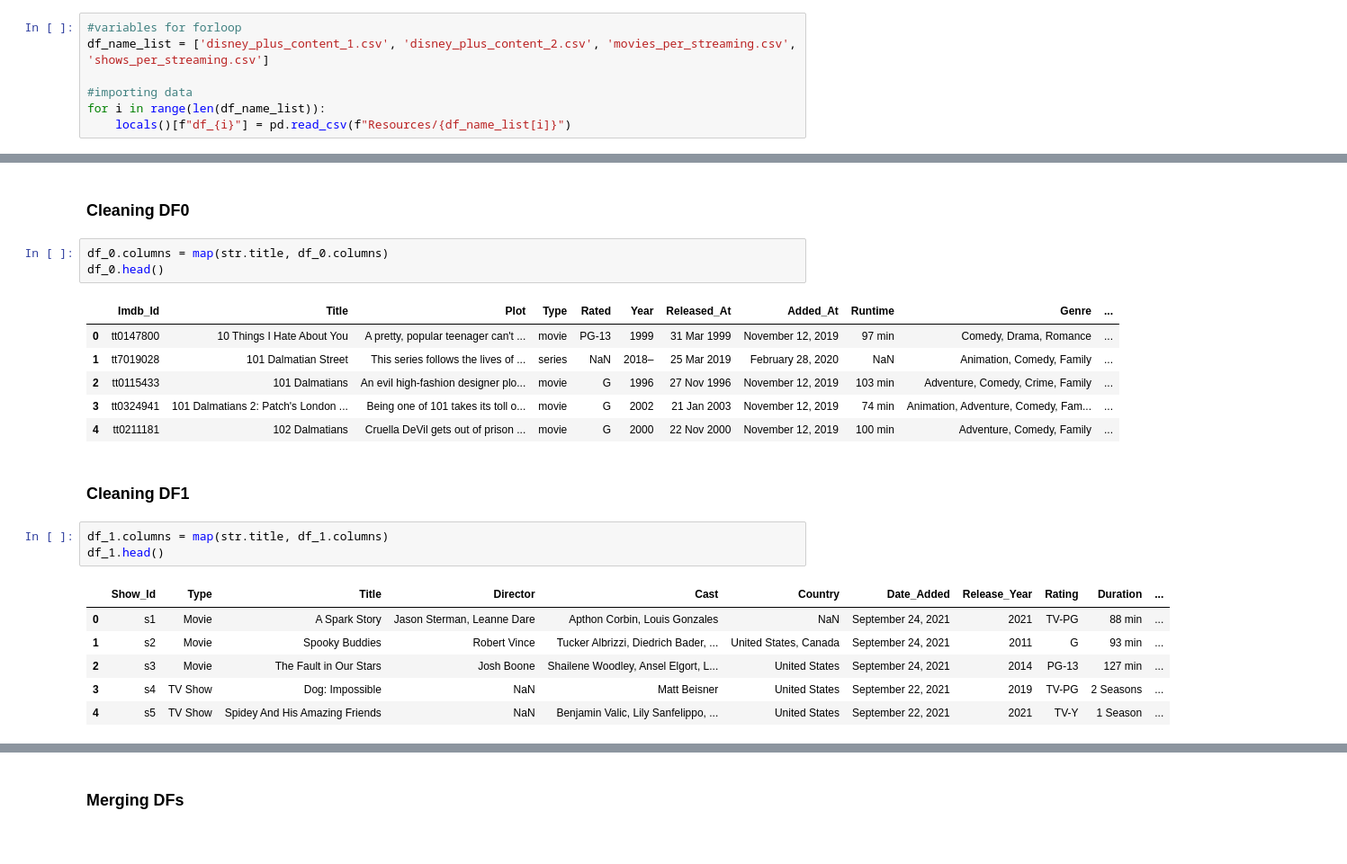
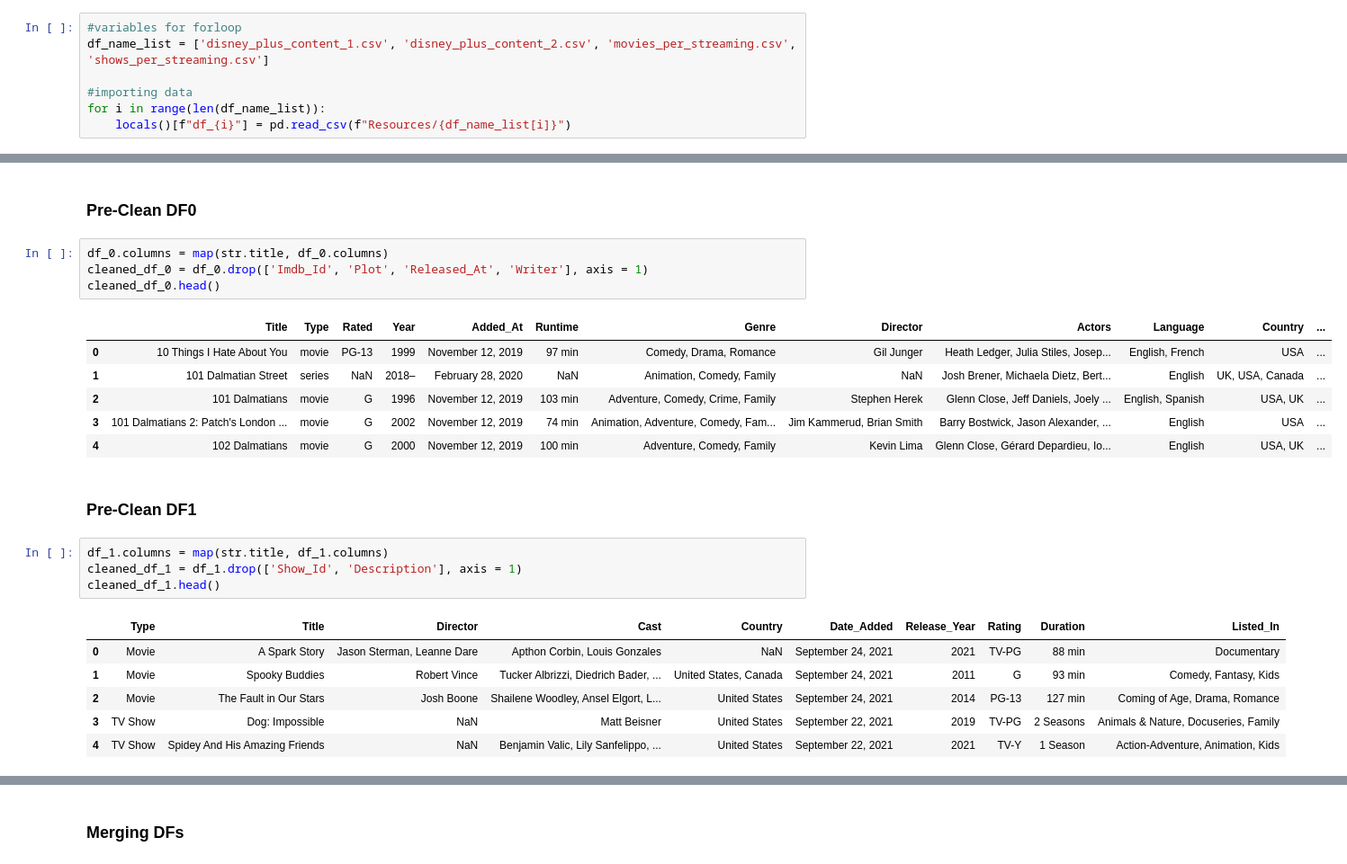
Before and after one commit to benmxnguyen/streaming-service-analysis-and-offer-characterization, a Jupyter notebook: disney_main.ipynb, the cells around one changed output, grey strips where cells are left out. Shown: that part at 90% size. Drawn from its saved outputs; the diff is of its cells as text.

```diff
--- a/disney_main.ipynb
+++ b/disney_main.ipynb
@@ -18,25 +49,27 @@ for i in range(len(df_name_list)):
 # %% [markdown]
-### Cleaning DF0
+### Pre-Clean DF0
 # %%
 df_0.columns = map(str.title, df_0.columns)
-df_0.head()
+cleaned_df_0 = df_0.drop(['Imdb_Id', 'Plot', 'Released_At', 'Writer'], axis = 1)
+cleaned_df_0.head()
 # %% [output]
-|  | Imdb_Id | Title | Plot | Type | Rated | Year | Released_At | Added_At | Runtime | Genre | ... |
-| 0 | tt0147800 | 10 Things I Hate About You | A pretty, popular teenager can't ... | movie | PG-13 | 1999 | 31 Mar 1999 | November 12, 2019 | 97 min | Comedy, Drama, Romance | ... |
-| 1 | tt7019028 | 101 Dalmatian Street | This series follows the lives of ... | series | NaN | 2018– | 25 Mar 2019 | February 28, 2020 | NaN | Animation, Comedy, Family | ... |
-| 2 | tt0115433 | 101 Dalmatians | An evil high-fashion designer plo... | movie | G | 1996 | 27 Nov 1996 | November 12, 2019 | 103 min | Adventure, Comedy, Crime, Family | ... |
-| 3 | tt0324941 | 101 Dalmatians 2: Patch's London ... | Being one of 101 takes its toll o... | movie | G | 2002 | 21 Jan 2003 | November 12, 2019 | 74 min | Animation, Adventure, Comedy, Fam... | ... |
-| 4 | tt0211181 | 102 Dalmatians | Cruella DeVil gets out of prison ... | movie | G | 2000 | 22 Nov 2000 | November 12, 2019 | 100 min | Adventure, Comedy, Family | ... |
+|  | Title | Type | Rated | Year | Added_At | Runtime | Genre | Director | Actors | Language | Country | ... |
+| 0 | 10 Things I Hate About You | movie | PG-13 | 1999 | November 12, 2019 | 97 min | Comedy, Drama, Romance | Gil Junger | Heath Ledger, Julia Stiles, Josep... | English, French | USA | ... |
+| 1 | 101 Dalmatian Street | series | NaN | 2018– | February 28, 2020 | NaN | Animation, Comedy, Family | NaN | Josh Brener, Michaela Dietz, Bert... | English | UK, USA, Canada | ... |
+| 2 | 101 Dalmatians | movie | G | 1996 | November 12, 2019 | 103 min | Adventure, Comedy, Crime, Family | Stephen Herek | Glenn Close, Jeff Daniels, Joely ... | English, Spanish | USA, UK | ... |
+| 3 | 101 Dalmatians 2: Patch's London ... | movie | G | 2002 | November 12, 2019 | 74 min | Animation, Adventure, Comedy, Fam... | Jim Kammerud, Brian Smith | Barry Bostwick, Jason Alexander, ... | English | USA | ... |
+| 4 | 102 Dalmatians | movie | G | 2000 | November 12, 2019 | 100 min | Adventure, Comedy, Family | Kevin Lima | Glenn Close, Gérard Depardieu, Io... | English | USA, UK | ... |
 # %% [markdown]
-### Cleaning DF1
+### Pre-Clean DF1
 # %%
 df_1.columns = map(str.title, df_1.columns)
-df_1.head()
+cleaned_df_1 = df_1.drop(['Show_Id', 'Description'], axis = 1)
+cleaned_df_1.head()
 # %% [output]
-|  | Show_Id | Type | Title | Director | Cast | Country | Date_Added | Release_Year | Rating | Duration | ... |
-| 0 | s1 | Movie | A Spark Story | Jason Sterman, Leanne Dare | Apthon Corbin, Louis Gonzales | NaN | September 24, 2021 | 2021 | TV-PG | 88 min | ... |
-| 1 | s2 | Movie | Spooky Buddies | Robert Vince | Tucker Albrizzi, Diedrich Bader, ... | United States, Canada | September 24, 2021 | 2011 | G | 93 min | ... |
-| 2 | s3 | Movie | The Fault in Our Stars | Josh Boone | Shailene Woodley, Ansel Elgort, L... | United States | September 24, 2021 | 2014 | PG-13 | 127 min | ... |
-| 3 | s4 | TV Show | Dog: Impossible | NaN | Matt Beisner | United States | September 22, 2021 | 2019 | TV-PG | 2 Seasons | ... |
-| 4 | s5 | TV Show | Spidey And His Amazing Friends | NaN | Benjamin Valic, Lily Sanfelippo, ... | United States | September 22, 2021 | 2021 | TV-Y | 1 Season | ... |
+|  | Type | Title | Director | Cast | Country | Date_Added | Release_Year | Rating | Duration | Listed_In |
+| 0 | Movie | A Spark Story | Jason Sterman, Leanne Dare | Apthon Corbin, Louis Gonzales | NaN | September 24, 2021 | 2021 | TV-PG | 88 min | Documentary |
+| 1 | Movie | Spooky Buddies | Robert Vince | Tucker Albrizzi, Diedrich Bader, ... | United States, Canada | September 24, 2021 | 2011 | G | 93 min | Comedy, Fantasy, Kids |
+| 2 | Movie | The Fault in Our Stars | Josh Boone | Shailene Woodley, Ansel Elgort, L... | United States | September 24, 2021 | 2014 | PG-13 | 127 min | Coming of Age, Drama, Romance |
+| 3 | TV Show | Dog: Impossible | NaN | Matt Beisner | United States | September 22, 2021 | 2019 | TV-PG | 2 Seasons | Animals & Nature, Docuseries, Family |
+| 4 | TV Show | Spidey And His Amazing Friends | NaN | Benjamin Valic, Lily Sanfelippo, ... | United States | September 22, 2021 | 2021 | TV-Y | 1 Season | Action-Adventure, Animation, Kids |
 # %% [markdown]
```
Also changed, not shown: parts of 33 cells of this notebook, 2 other files.
